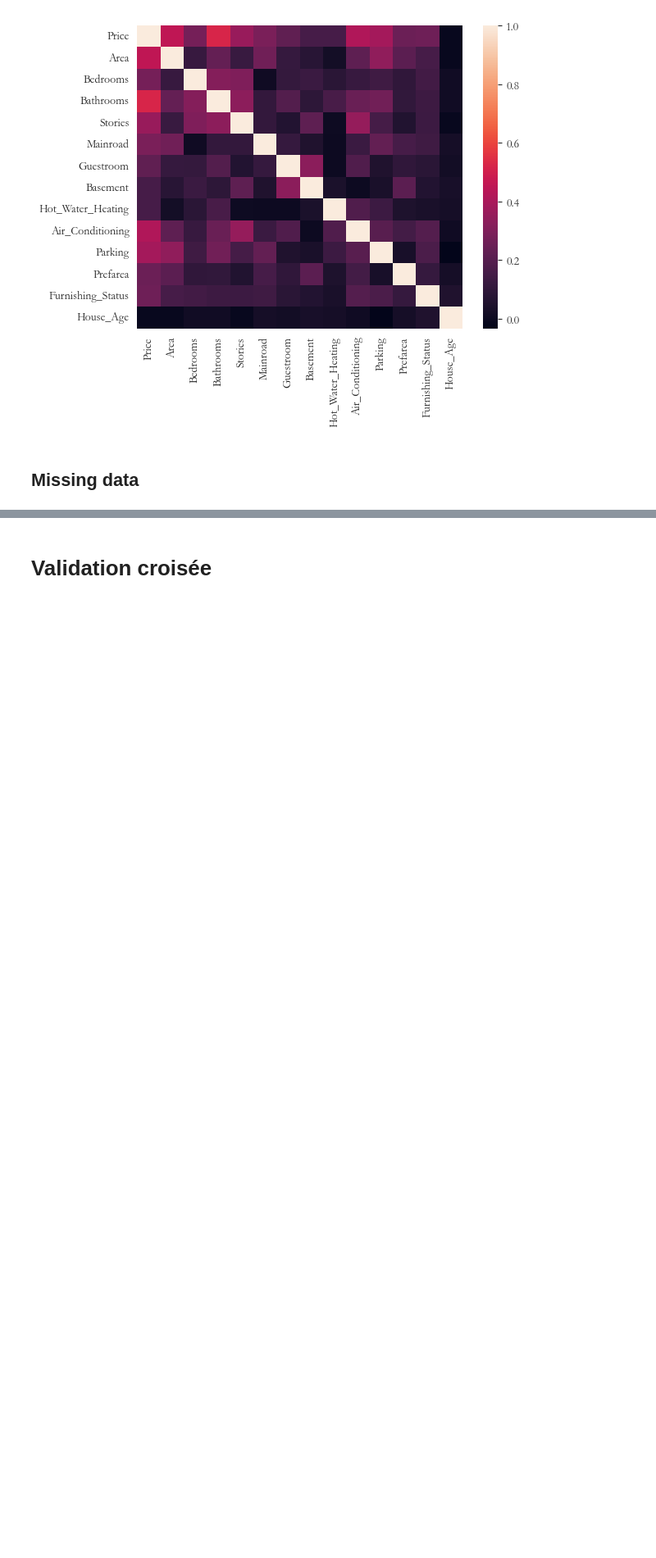
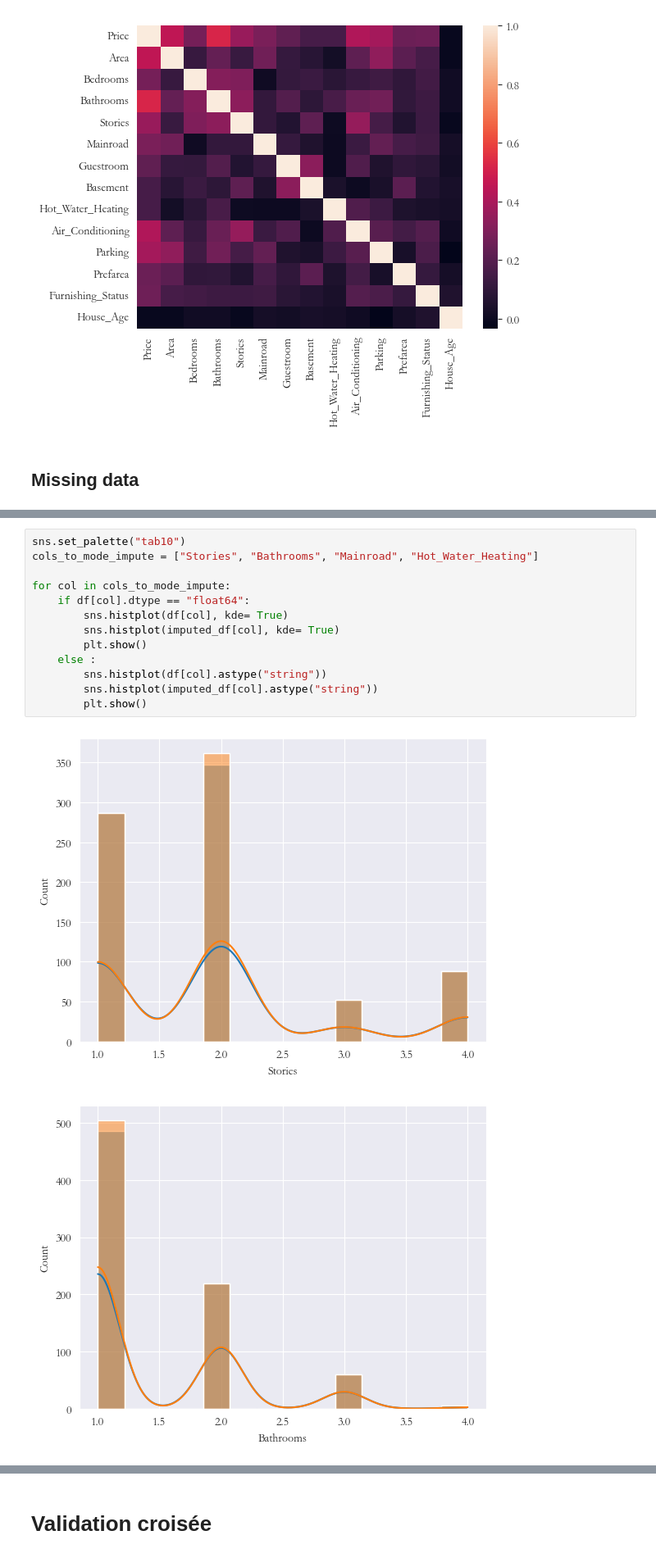
Before and after one commit to ThibaudGENEL/HousingPrice, a Jupyter notebook: notebook.ipynb, the cells around one changed output, grey strips where cells are left out. Shown at 82% size. Cells and saved outputs as stored; diff of their text form; blank space fills up the shorter version.

```diff
--- a/notebook.ipynb
+++ b/notebook.ipynb
@@ -155,0 +207,16 @@ dtype: float64
+# %%
+sns.set_palette("tab10")
+cols_to_mode_impute = ["Stories", "Bathrooms", "Mainroad", "Hot_Water_Heating"]
+
+for col in cols_to_mode_impute:
+    if df[col].dtype == "float64":
+        sns.histplot(df[col], kde= True)
+        sns.histplot(imputed_df[col], kde= True)
+        plt.show()
+    else :
+        sns.histplot(df[col].astype("string"))
+        sns.histplot(imputed_df[col].astype("string"))
+        plt.show()
+# %% [output]
+[figure, added]
+[figure, added]
```
Also changed, not shown: parts of 15 cells of this notebook, 3 other files.
